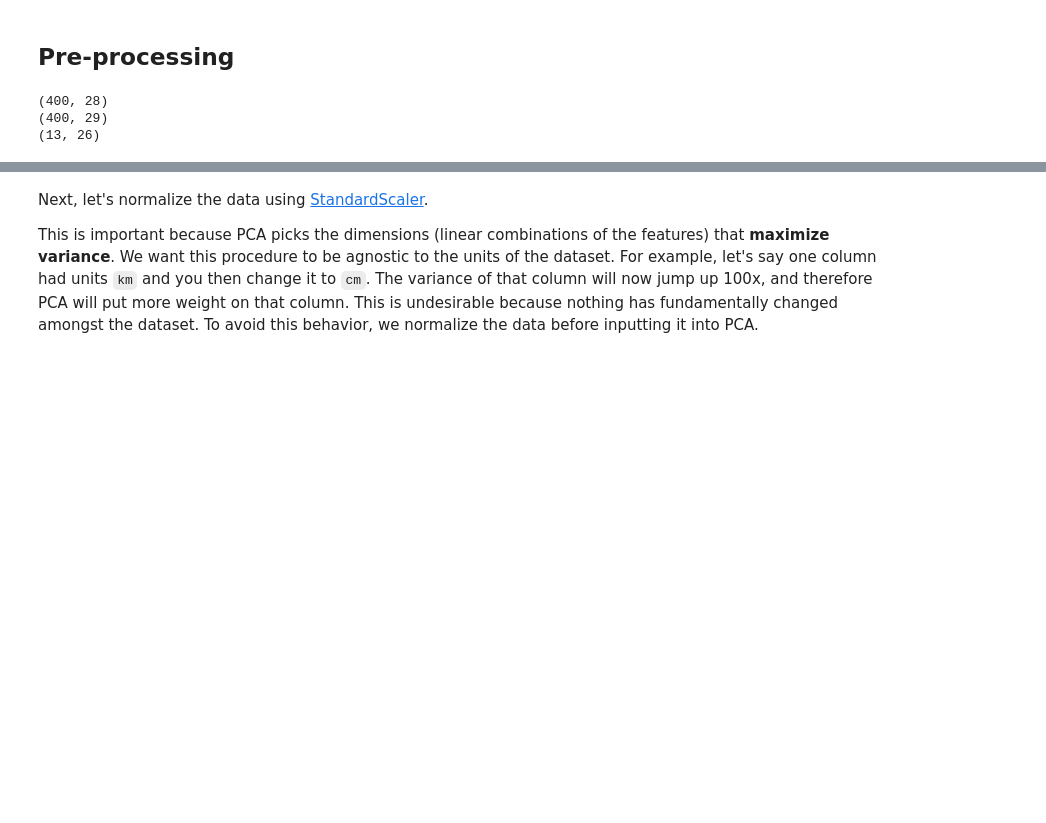
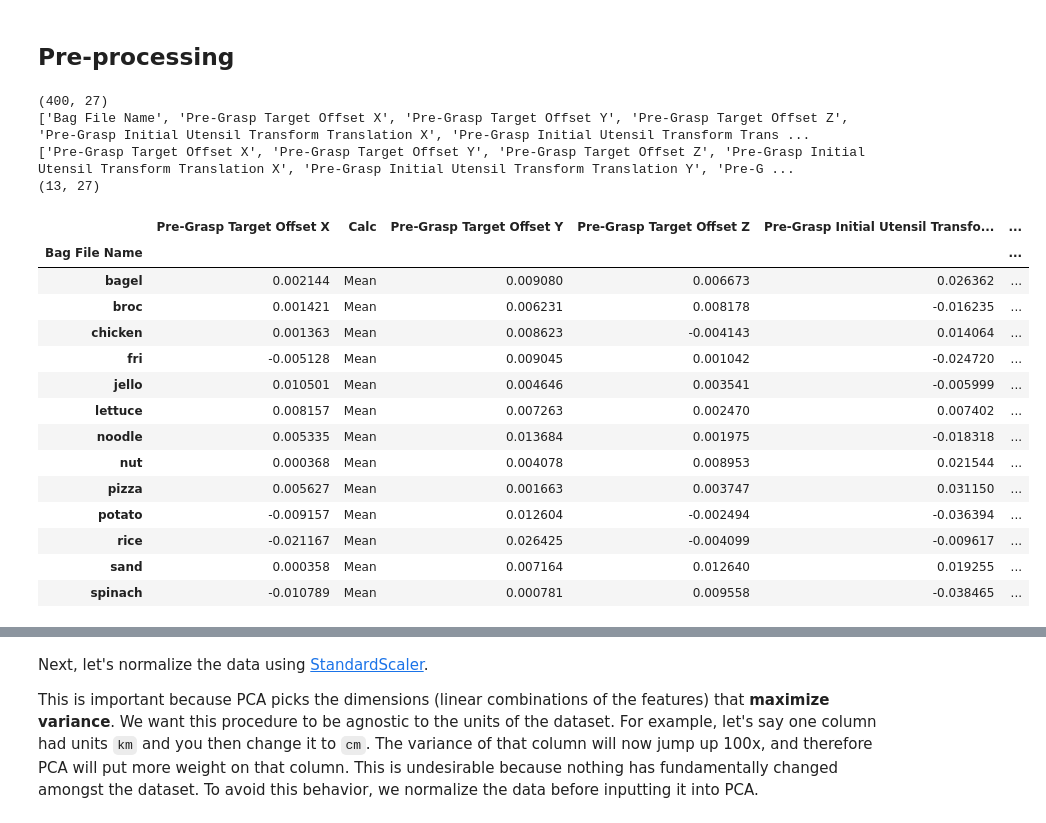
Before and after one commit to personalrobotics/corl23_towards_general_food_acquisition, a Jupyter notebook: scripts/pca.ipynb, the cells around one changed output, grey strips where cells are left out. Drawn from its saved outputs; the diff is of its cells as text; code cells hidden in the pictures; blank space fills up the shorter version.

```diff
--- a/scripts/pca.ipynb
+++ b/scripts/pca.ipynb
@@ -185,15 +186,37 @@ The other columns indicate the amount of a protein present in that brain tissue
 # %%
 data_averages_mean = data_averages.copy()
 print(data_averages_mean.shape)
-data_averages_mean.insert(0, "Calc", "Mean")
+
+list_columns = list(data_averages_mean.columns)
+print(list_columns)
+list_columns.remove('Bag File Name')
+print(list_columns)
+
+data_averages_mean = data_averages_mean.groupby(['Bag File Name'])[list_columns].mean()
+data_averages_mean.insert(1, "Calc", "Mean")
+
 print(data_averages_mean.shape)
-
-data_averages_mean = data_averages_mean.groupby(['Bag File Name']).mean()
-print(data_averages_mean.shape)
+data_averages_mean
 # %% [output]
-(400, 28)
-(400, 29)
-(13, 26)
+(400, 27)
+['Bag File Name', 'Pre-Grasp Target Offset X', 'Pre-Grasp Target Offset Y', 'Pre-Grasp Target Offset Z', 'Pre-Grasp Initial Utensil Transform Translation X', 'Pre-Grasp Initial Utensil Transform Trans ...
+['Pre-Grasp Target Offset X', 'Pre-Grasp Target Offset Y', 'Pre-Grasp Target Offset Z', 'Pre-Grasp Initial Utensil Transform Translation X', 'Pre-Grasp Initial Utensil Transform Translation Y', 'Pre-G ...
+(13, 27)
+|  | Pre-Grasp Target Offset X | Calc | Pre-Grasp Target Offset Y | Pre-Grasp Target Offset Z | Pre-Grasp Initial Utensil Transfo... | ... |
+| Bag File Name |  |  |  |  |  | ... |
+| bagel | 0.002144 | Mean | 0.009080 | 0.006673 | 0.026362 | ... |
+| broc | 0.001421 | Mean | 0.006231 | 0.008178 | -0.016235 | ... |
+| chicken | 0.001363 | Mean | 0.008623 | -0.004143 | 0.014064 | ... |
+| fri | -0.005128 | Mean | 0.009045 | 0.001042 | -0.024720 | ... |
+| jello | 0.010501 | Mean | 0.004646 | 0.003541 | -0.005999 | ... |
+| lettuce | 0.008157 | Mean | 0.007263 | 0.002470 | 0.007402 | ... |
+| noodle | 0.005335 | Mean | 0.013684 | 0.001975 | -0.018318 | ... |
+| nut | 0.000368 | Mean | 0.004078 | 0.008953 | 0.021544 | ... |
+| pizza | 0.005627 | Mean | 0.001663 | 0.003747 | 0.031150 | ... |
+| potato | -0.009157 | Mean | 0.012604 | -0.002494 | -0.036394 | ... |
+| rice | -0.021167 | Mean | 0.026425 | -0.004099 | -0.009617 | ... |
+| sand | 0.000358 | Mean | 0.007164 | 0.012640 | 0.019255 | ... |
+| spinach | -0.010789 | Mean | 0.000781 | 0.009558 | -0.038465 | ... |
 # %%
 data_averages_std = data_averages.copy()
 data_averages_std.insert(1, "Calc", "Stdev")
```
Also changed, not shown: parts of 3 cells of this notebook.
